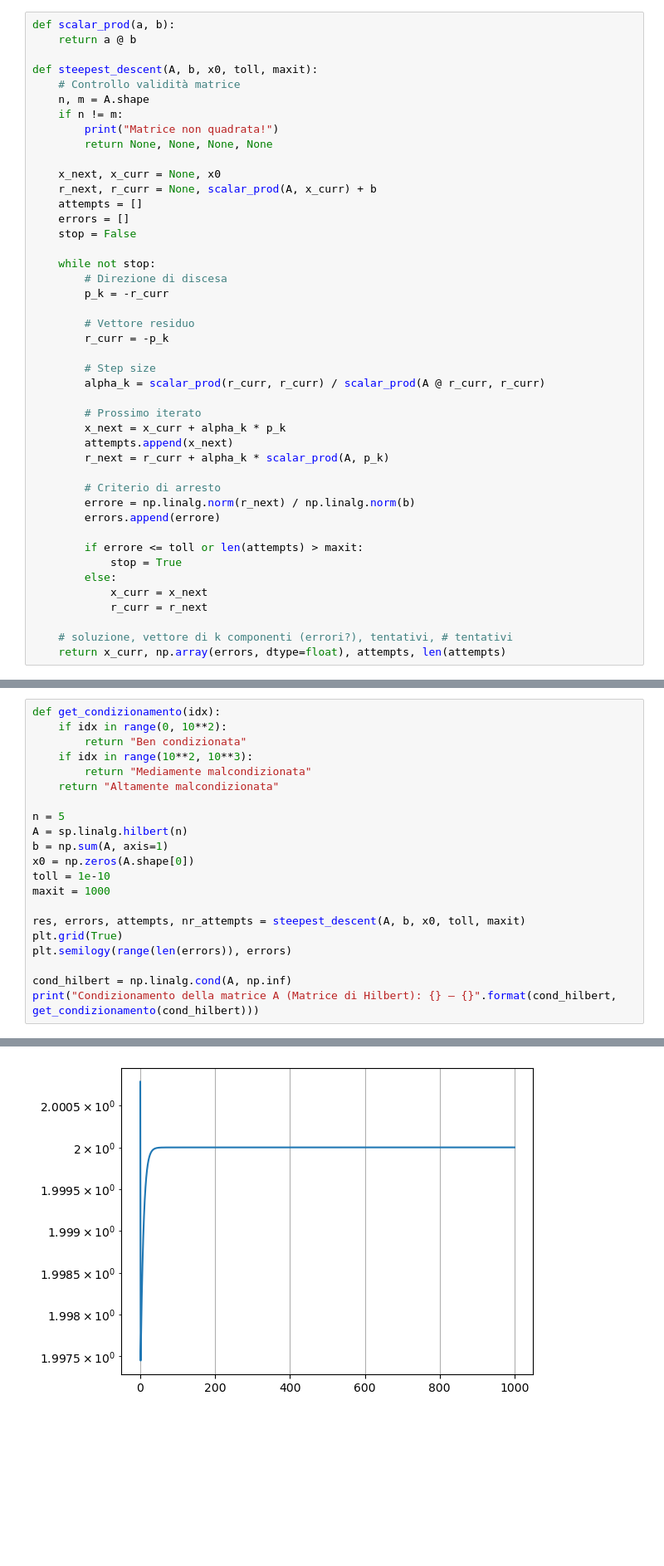
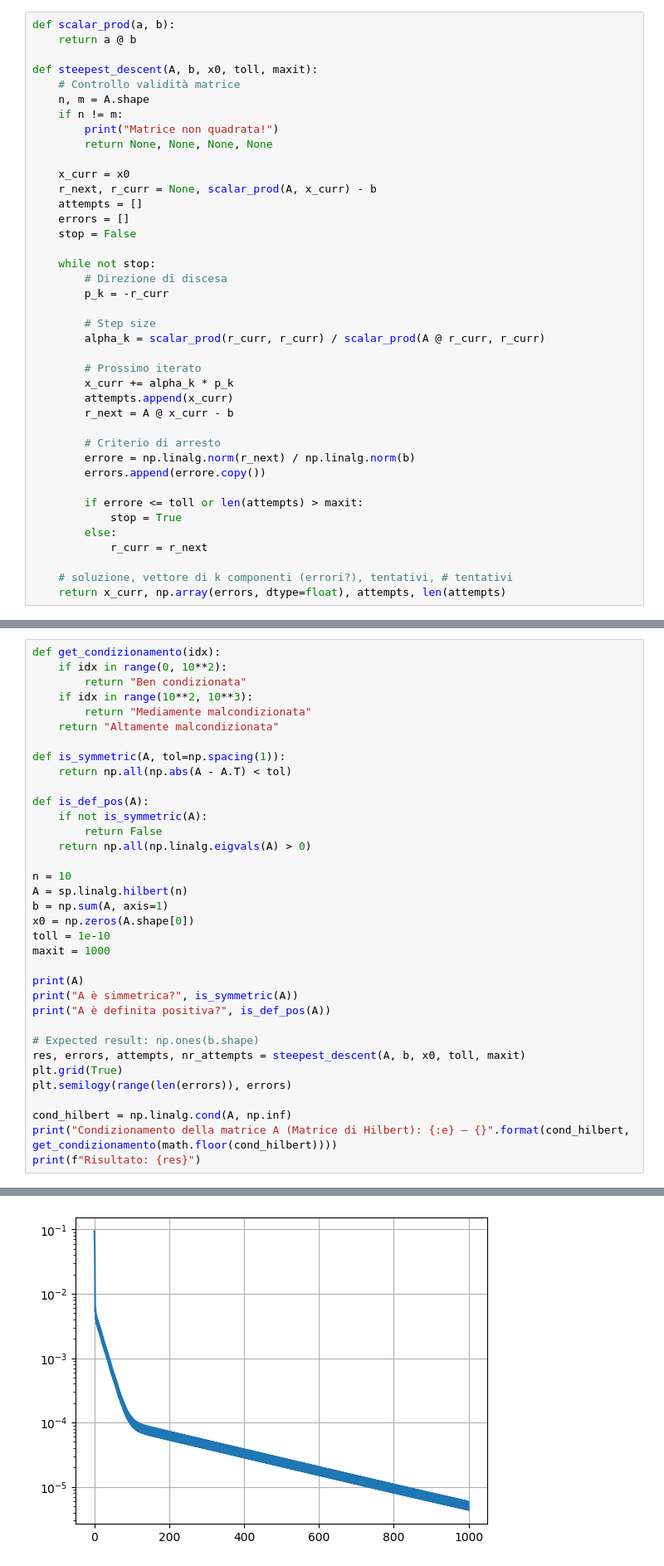
Before and after one commit to Nickolausen/unibo-metodi-numerici, a Jupyter notebook: lab10/Esercitazione_10.ipynb, the cells around one changed output, grey strips where cells are left out. Shown at 83% size. Saved outputs shown, nothing was run; the diff lists cells and outputs as text; blank space fills up the shorter version.

```diff
--- a/lab10/Esercitazione_10.ipynb
+++ b/lab10/Esercitazione_10.ipynb
@@ -37,8 +39,8 @@ def steepest_descent(A, b, x0, toll, maxit):
         print("Matrice non quadrata!")
         return None, None, None, None
 
-    x_next, x_curr = None, x0
-    r_next, r_curr = None, scalar_prod(A, x_curr) + b
+    x_curr = x0
+    r_next, r_curr = None, scalar_prod(A, x_curr) - b
     attempts = []
     errors = []
     stop = False
@@ -47,25 +49,21 @@ def steepest_descent(A, b, x0, toll, maxit):
         # Direzione di discesa
         p_k = -r_curr
 
-        # Vettore residuo
-        r_curr = -p_k
-
         # Step size
         alpha_k = scalar_prod(r_curr, r_curr) / scalar_prod(A @ r_curr, r_curr)
 
         # Prossimo iterato
-        x_next = x_curr + alpha_k * p_k
-        attempts.append(x_next)
-        r_next = r_curr + alpha_k * scalar_prod(A, p_k)
+        x_curr += alpha_k * p_k
+        attempts.append(x_curr)
+        r_next = A @ x_curr - b
 
         # Criterio di arresto
         errore = np.linalg.norm(r_next) / np.linalg.norm(b)
-        errors.append(errore)
+        errors.append(errore.copy())
 
         if errore <= toll or len(attempts) > maxit:
             stop = True
         else:
-            x_curr = x_next
             r_curr = r_next
 
     # soluzione, vettore di k componenti (errori?), tentativi, # tentativi
@@ -113,17 +111,31 @@ def get_condizionamento(idx):
         return "Mediamente malcondizionata"
     return "Altamente malcondizionata"
 
-n = 5
+def is_symmetric(A, tol=np.spacing(1)):
+    return np.all(np.abs(A - A.T) < tol)
+
+def is_def_pos(A):
+    if not is_symmetric(A):
+        return False
+    return np.all(np.linalg.eigvals(A) > 0)
+
+n = 10
 A = sp.linalg.hilbert(n)
 b = np.sum(A, axis=1)
 x0 = np.zeros(A.shape[0])
 toll = 1e-10
 maxit = 1000
 
+print(A)
+print("A è simmetrica?", is_symmetric(A))
+print("A è definita positiva?", is_def_pos(A))
+
+# Expected result: np.ones(b.shape)
 res, errors, attempts, nr_attempts = steepest_descent(A, b, x0, toll, maxit)
 plt.grid(True)
 plt.semilogy(range(len(errors)), errors)
 
 cond_hilbert = np.linalg.cond(A, np.inf)
-print("Condizionamento della matrice A (Matrice di Hilbert): {} — {}".format(cond_hilbert, get_condizionamento(cond_hilbert)))
+print("Condizionamento della matrice A (Matrice di Hilbert): {:e} — {}".format(cond_hilbert, get_condizionamento(math.floor(cond_hilbert))))
+print(f"Risultato: {res}")
 # %% [output]
@@ -131,4 +159,4 @@ Condizionamento della matrice A (Matrice di Hilbert): 943655.9999992514 — Alta
-[figure, old version]
+[figure, new version]
 # %% [markdown]
 ## Esercizio 5
 Importare il file creaG ed utilizzare le funzioni sottospecificate per creare, scelto $n$,  una matrice D di ordine $m=(n-2)^2$
```
Also changed, not shown: parts of 3 cells of this notebook, 8 other files.
